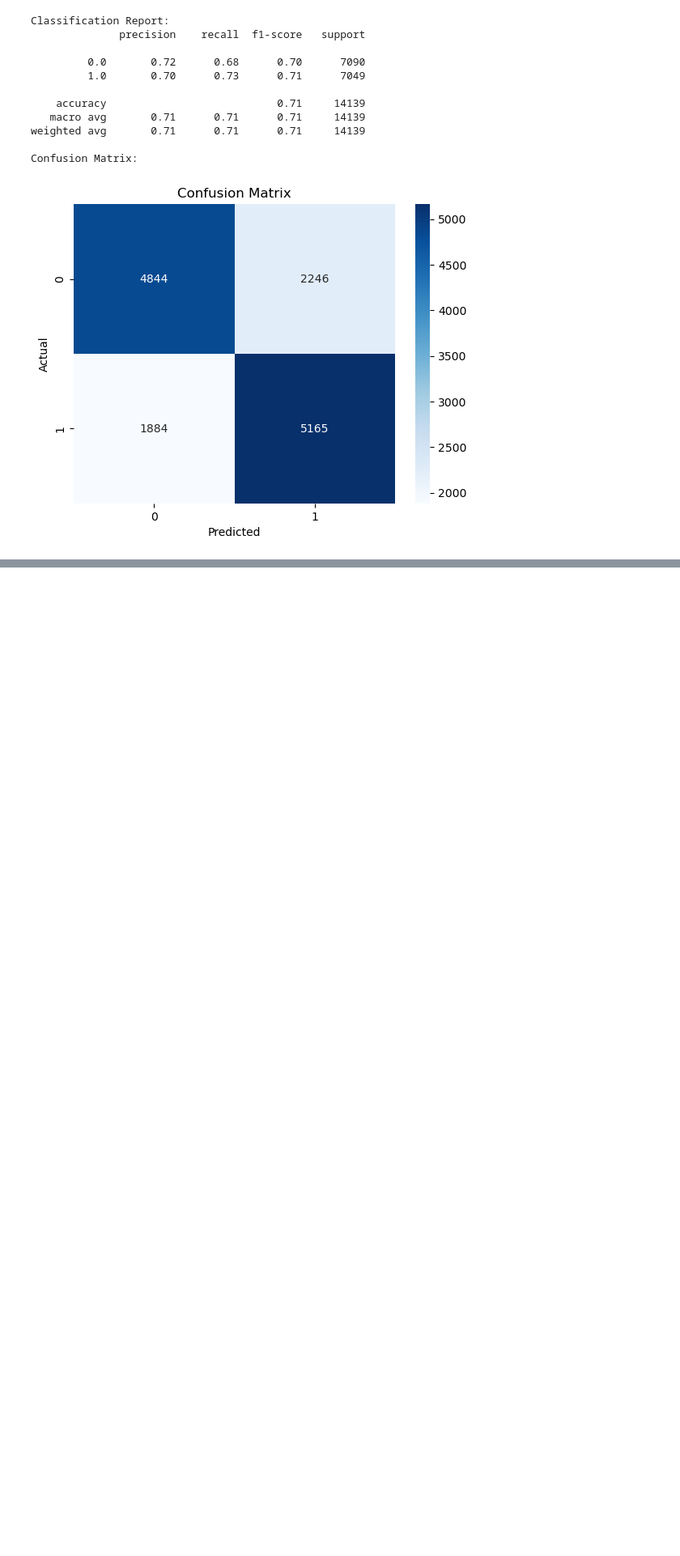
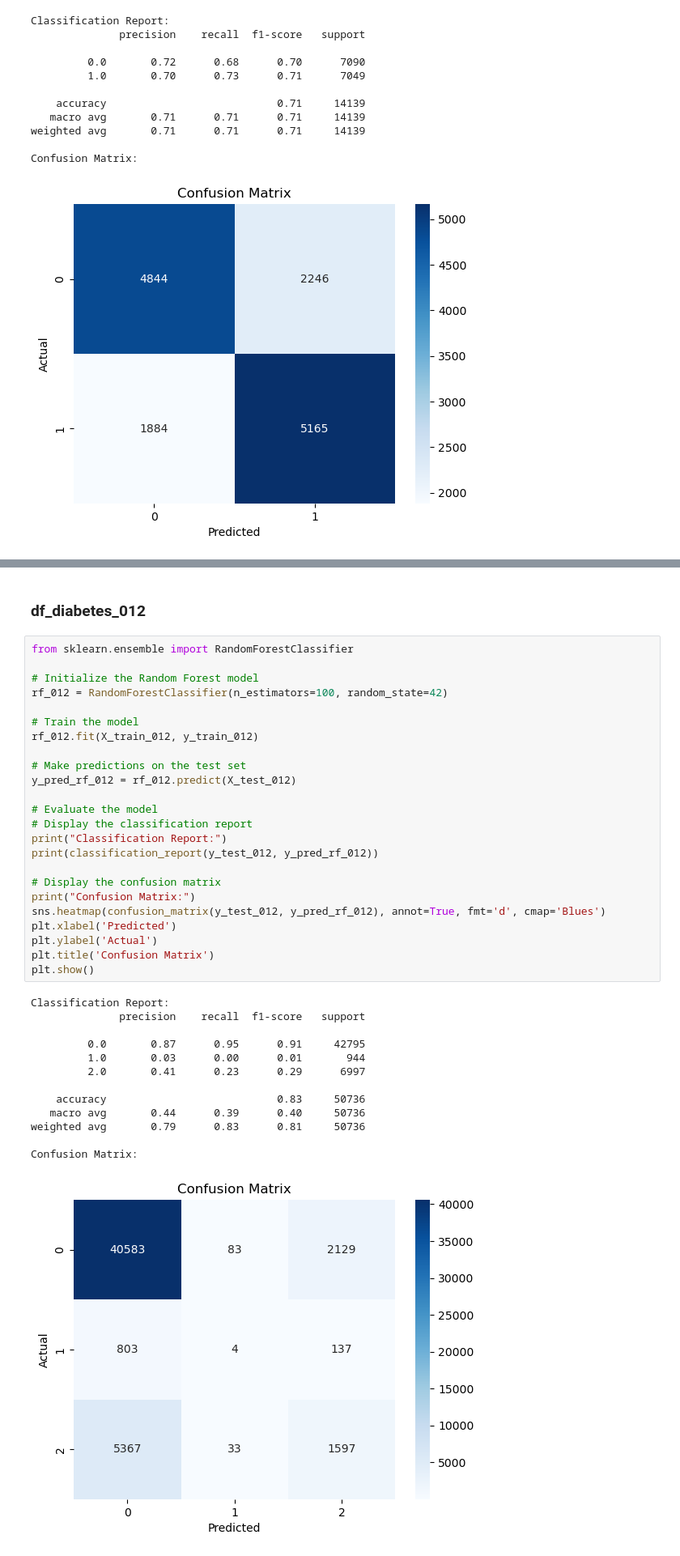
Before and after one commit to DataScience-DHBWKA/Gruppe3-DataExploration, a Jupyter notebook: data_exploration.ipynb, the cells around one changed output, grey strips where cells are left out. Shown at 81% size. Cells and saved outputs as stored; diff of their text form; blank space fills up the shorter version.

Commit message:
SVM & Random Forest hinzugefügt

```diff
--- a/data_exploration.ipynb
+++ b/data_exploration.ipynb
@@ -491,0 +495,40 @@ Confusion Matrix:
+# %% [markdown]
+### df_diabetes_012
+# %%
+from sklearn.ensemble import RandomForestClassifier
+
+# Initialize the Random Forest model
+rf_012 = RandomForestClassifier(n_estimators=100, random_state=42)
+
+# Train the model
+rf_012.fit(X_train_012, y_train_012)
+
+# Make predictions on the test set
+y_pred_rf_012 = rf_012.predict(X_test_012)
+
+# Evaluate the model
+# Display the classification report
+print("Classification Report:")
+print(classification_report(y_test_012, y_pred_rf_012))
+
+# Display the confusion matrix
+print("Confusion Matrix:")
+sns.heatmap(confusion_matrix(y_test_012, y_pred_rf_012), annot=True, fmt='d', cmap='Blues')
+plt.xlabel('Predicted')
+plt.ylabel('Actual')
+plt.title('Confusion Matrix')
+plt.show()
+# %% [output]
+Classification Report:
+              precision    recall  f1-score   support
+
+         0.0       0.87      0.95      0.91     42795
+         1.0       0.03      0.00      0.01       944
+         2.0       0.41      0.23      0.29      6997
+
+    accuracy                           0.83     50736
+   macro avg       0.44      0.39      0.40     50736
+weighted avg       0.79      0.83      0.81     50736
+
+Confusion Matrix:
+[figure, added]
```
Also changed, not shown: parts of 9 cells of this notebook.
